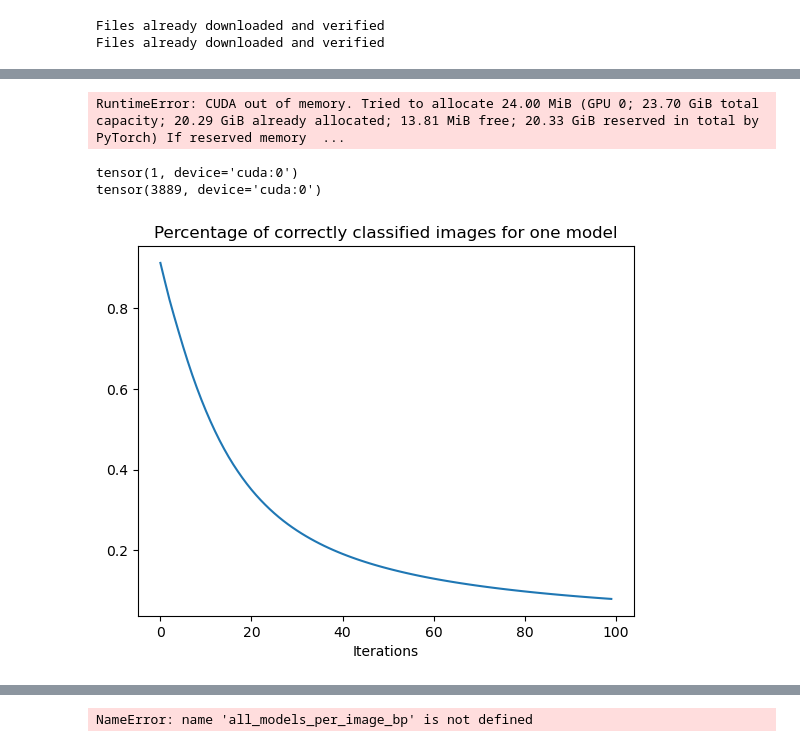
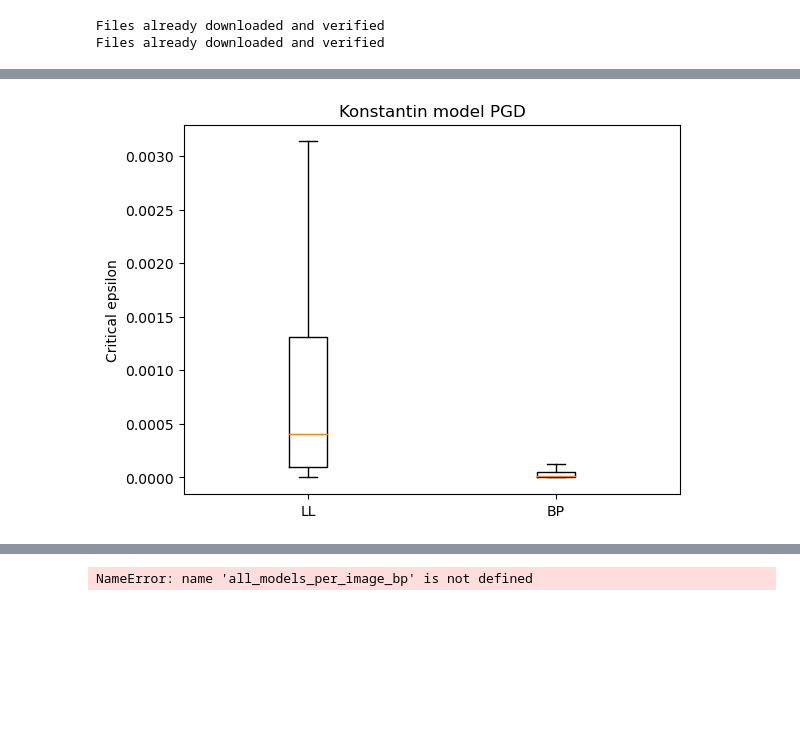
Before and after one commit to holzhauk/LocalLearning, a Jupyter notebook: notebooks/Mia .ipynb, the cells around one changed output, grey strips where cells are left out. Cells and saved outputs as stored; diff of their text form; code cells hidden in the pictures; blank space fills up the shorter version.

Commit message:
Boxplots for pgd and fgsm for first Konstantin model

```diff
--- a/notebooks/Mia .ipynb
+++ b/notebooks/Mia .ipynb
@@ -111,3 +96,22 @@ def load_trained_model_ll(idx):
         model_ll.to(device)
 
     return model_ll
+
+def load_Konstantin_model(file_name, model_type):
+    trained_model_path = Path("../data/models/KHModelCIFAR10_ensemble")
+
+    if model_type == "bp":
+        modeltype = LocalLearning.KHModel_bp
+
+    elif model_type == "ll":
+        modeltype = LocalLearning.KHModel
+
+    with torch.no_grad():
+        trained_state = torch.load(trained_model_path/file_name)
+        model_ps = trained_state["fkhl3-state"]
+        model = modeltype(model_ps)
+        model.eval()
+        model.load_state_dict(trained_state["model_state_dict"])
+        model.to(device)
+
+    return model
@@ -123,3 +118,6 @@ print()
+# %%
+bp_modelK = load_Konstantin_model("bp_KHModel_kh_layer_cifar10.pty","bp")
+ll_modelK = load_Konstantin_model("ll_KHModel_kh_layer_cifar10.pty","ll")
 # %%
 def acc_total(
     test: DataLoader,
@@ -208,7 +206,3 @@ def print_info(n, model, dataloader, threshold, crit):
 
     print(f"Mean correct for {n} {model} models with Softmax >= {threshold} on training data : {np.mean(acc)*100:.2f} %")
     print(f"Mean number of pictures = {np.mean(tot)}")
-# %%
-for model in ["bp", "ll"]:
-    for crit in ["correct_thres", "correct", "thres"]:
-        pass
@@ -647,19 +615,13 @@ def crit_eps_one_image_pgd(modeltype,n):
 # %%
-crit_eps_per_image, correct = crit_eps_one_image_pgd(modeltype = "ll", n = 1)
+ll_crit_eps_pgd, correct = crit_eps_one_image_pgd(modeltype = "ll")
+bp_crit_eps_pgd, correct = crit_eps_one_image_pgd(modeltype = "bp")
+ll_crit_eps_fgsm = crit_eps_one_model_fgsm(modeltype = "ll")
+bp_crit_eps_fgsm = crit_eps_one_model_fgsm(modeltype = "bp")
-# %% [output]
-RuntimeError: CUDA out of memory. Tried to allocate 24.00 MiB (GPU 0; 23.70 GiB total capacity; 20.29 GiB already allocated; 13.81 MiB free; 20.33 GiB reserved in total by PyTorch) If reserved memory  ...
-# %%
-print((crit_eps_per_image==0.0099).sum())
-print((crit_eps_per_image!=0.0099).sum())
-# %% [output]
-tensor(1, device='cuda:0')
-tensor(3889, device='cuda:0')
-# %%
-plt.plot(correct)
-plt.title("Percentage of correctly classified images for one model")
-plt.xlabel("Iterations")
-plt.show()
-# all are classified corretly from start
-# once it is misclassified, it remains so
-# %% [output]
-[figure, removed]
+# %%
+plt.boxplot((ll_crit_eps_pgd, bp_crit_eps_pgd), showfliers=False)
+plt.xticks([1,2],["LL","BP"])
+plt.ylabel("Critical epsilon")
+plt.title(f"Konstantin model PGD")
+plt.show()
+# %% [output]
+[figure, added]
```
Also changed, not shown: parts of 19 cells of this notebook.
